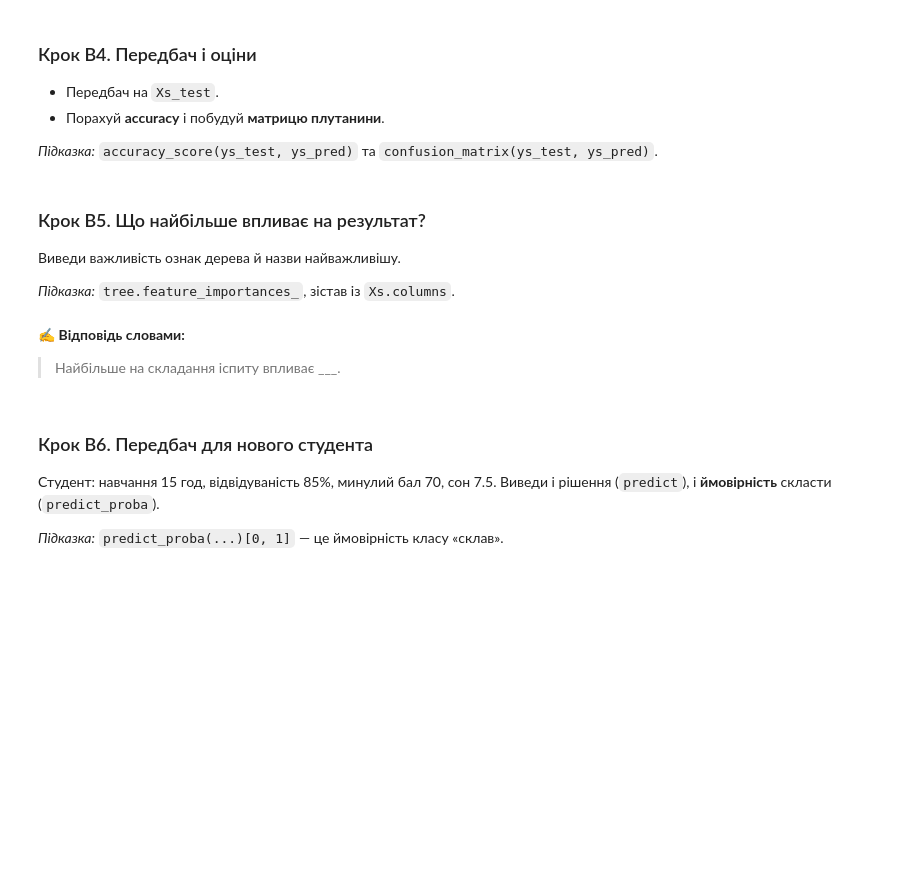
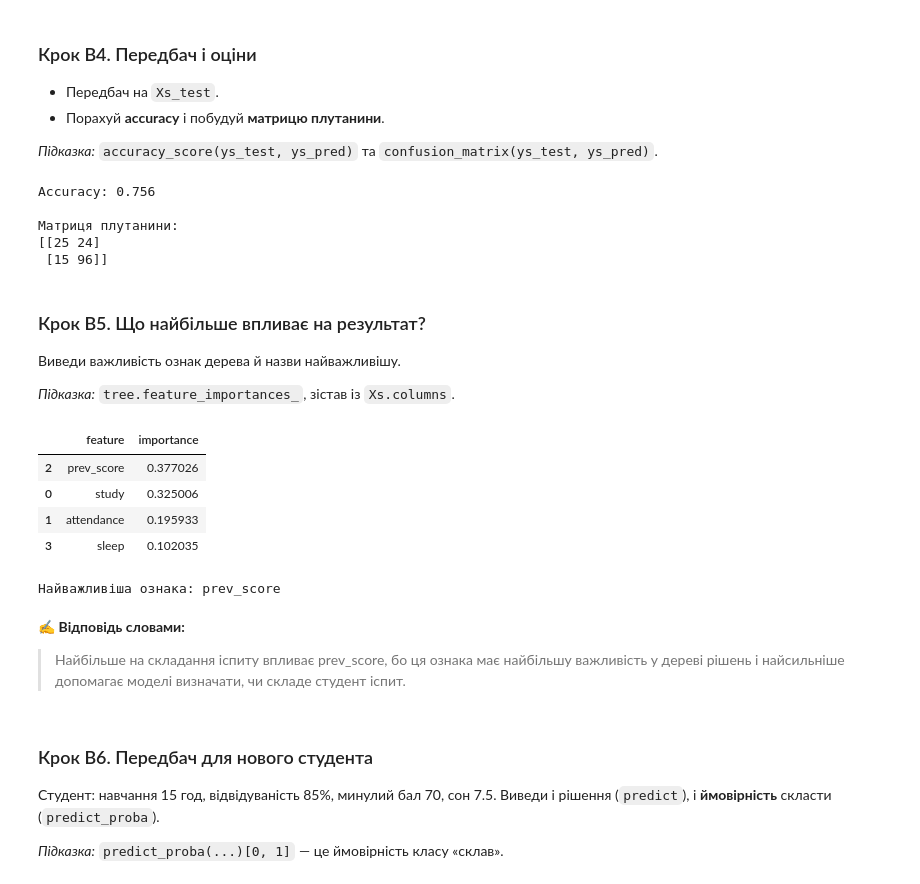
Before and after one commit to VikiTarasova/DTA_2026, a Jupyter notebook: ML/15_06_26ml_practice_LR&Cl.ipynb, the cells around one changed output. Cells and saved outputs as stored; diff of their text form; code cells hidden in the pictures; blank space fills up the shorter version.

```diff
--- a/ML/15_06_26ml_practice_LR&Cl.ipynb
+++ b/ML/15_06_26ml_practice_LR&Cl.ipynb
@@ -223,5 +238,16 @@ print("Передбачена зарплата:", round(pred_salary[0], 2))
 *Підказка:* `train_test_split(Xs, ys, test_size=0.2, random_state=RANDOM_STATE, stratify=ys)`.
 # %%
 # TODO: Xs, ys та поділ на Xs_train, Xs_test, ys_train, ys_test
-Xs =
-ys =
+
+Xs = students_df[["study", "attendance", "prev_score", "sleep"]]
+ys = students_df["passed"]
+
+Xs_train, Xs_test, ys_train, ys_test = train_test_split(
+    Xs,
+    ys,
+    test_size=0.2,
+    random_state=RANDOM_STATE,
+    stratify=ys
+)
+
+print("Train:", Xs_train.shape[0], "| Test:", Xs_test.shape[0])
@@ -234,3 +262,12 @@ ys =
 from sklearn.tree import DecisionTreeClassifier
 
 # TODO: створи та навчи дерево
+
+tree_model = DecisionTreeClassifier(
+    max_depth=3,
+    random_state=RANDOM_STATE
+)
+
+tree_model.fit(Xs_train, ys_train)
+
+print("Дерево рішень навчено")
@@ -244,6 +283,22 @@ from sklearn.tree import DecisionTreeClassifier
 from sklearn.metrics import accuracy_score, confusion_matrix
 
 # TODO: передбач ys_pred, порахуй accuracy та матрицю плутанини
+ys_pred = tree_model.predict(Xs_test)
+
+# Оцінка якості
+accuracy = accuracy_score(ys_test, ys_pred)
+cm = confusion_matrix(ys_test, ys_pred)
+
+print("Accuracy:", round(accuracy, 3))
+
+print("\nМатриця плутанини:")
+print(cm)
+# %% [output]
+Accuracy: 0.756
+
+Матриця плутанини:
+[[25 24]
+ [15 96]]
 # %% [markdown]
 ### Крок B5. Що найбільше впливає на результат?
 Виведи важливість ознак дерева й назви найважливішу.
@@ -251,9 +306,28 @@ from sklearn.metrics import accuracy_score, confusion_matrix
 *Підказка:* `tree.feature_importances_`, зістав із `Xs.columns`.
 # %%
 # TODO: таблиця "ознака — важливість", відсортована за спаданням
+
+importance_df = pd.DataFrame({
+    "feature": Xs.columns,
+    "importance": tree_model.feature_importances_
+}).sort_values(by="importance", ascending=False)
+
+importance_df
+# %% [output]
+|  | feature | importance |
+| 2 | prev_score | 0.377026 |
+| 0 | study | 0.325006 |
+| 1 | attendance | 0.195933 |
+| 3 | sleep | 0.102035 |
-# %% [markdown]
-✍️ **Відповідь словами:**
-> Найбільше на складання іспиту впливає ___.
+# %%
+top_feature = importance_df.iloc[0]["feature"]
+
+print("Найважливіша ознака:", top_feature)
+# %% [output]
+Найважливіша ознака: prev_score
+# %% [markdown]
+✍️ **Відповідь словами:**
+> Найбільше на складання іспиту впливає prev_score, бо ця ознака має найбільшу важливість у дереві рішень і найсильніше допомагає моделі визначати, чи складе студент іспит.
 # %% [markdown]
 ### Крок B6. Передбач для нового студента
 Студент: навчання 15 год, відвідуваність 85%, минулий бал 70, сон 7.5.
```
Also changed, not shown: parts of 9 cells of this notebook.
